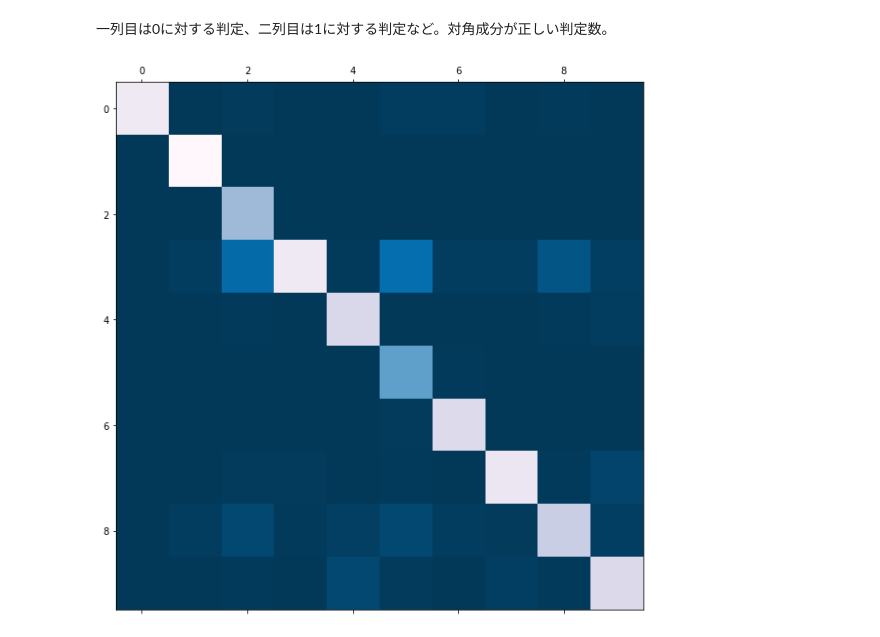
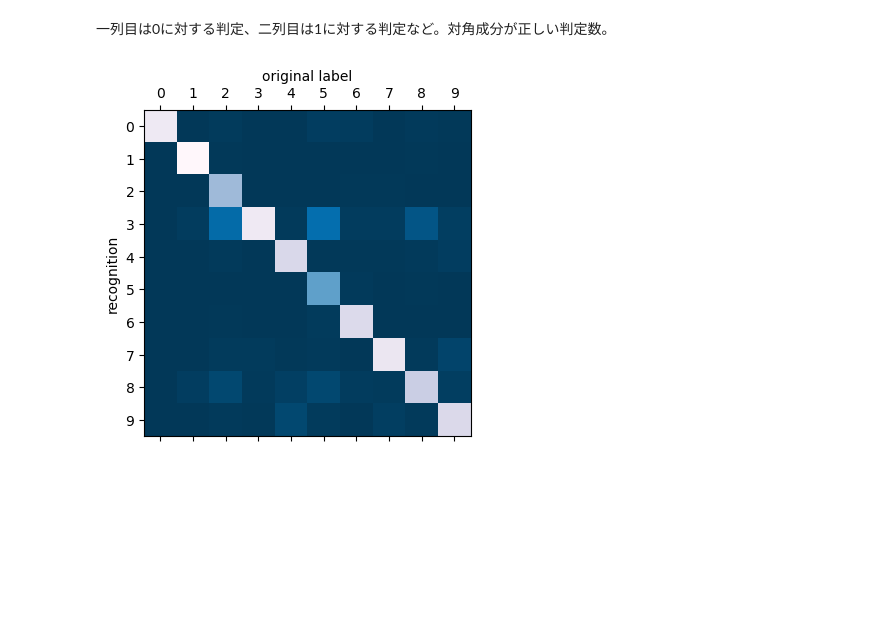
Before and after one commit to first-programming-saga/MNIST, a Jupyter notebook: multiPartition.ipynb, the cells around one changed output. Drawn from its saved outputs; the diff is of its cells as text; code cells hidden in the pictures; blank space fills up the shorter version.

```diff
--- a/multiPartition.ipynb
+++ b/multiPartition.ipynb
@@ -6,6 +6,12 @@ from sklearn.linear_model import SGDClassifier
 import numpy as np
 import matplotlib.pyplot as plt
 import pandas
+# %%
+# plt.rcParams['font.size'] = 16
+plt.rcParams['mathtext.fontset'] = 'cm'
+plt.rcParams['mathtext.default'] = 'it'
+plt.rcParams['figure.subplot.bottom']=0.2
+plt.rcParams['figure.subplot.left']=0.2
 # %% [markdown]
 データ読み込み
 # %%
@@ -57,9 +62,16 @@ for i in range(10):
 # %% [markdown]
 一列目は0に対する判定、二列目は1に対する判定など。対角成分が正しい判定数。
 # %%
-plt.figure(figsize=(10,10))
-plt.matshow(result,cmap=plt.cm.PuBu_r,fignum=1)
+#plt.figure(figsize=(10,10))
+fig,ax=plt.subplots()
+#ax.matshow(result,cmap=plt.cm.PuBu_r,fignum=1)
+ax.matshow(result,cmap=plt.cm.PuBu_r)
+ax.set_ylabel('recognition')
+ax.set_xlabel('original label')
+ax.xaxis.set_label_position('top')
+ax.set_xticks([k for k in range(10)])
+ax.set_yticks([k for k in range(10)])
 plt.savefig('multiClass.pdf')
 plt.show()
 # %% [output]
-[figure, old version]
+[figure, new version]
```
Also changed, not shown: parts of 1 cell of this notebook, 4 other files.
